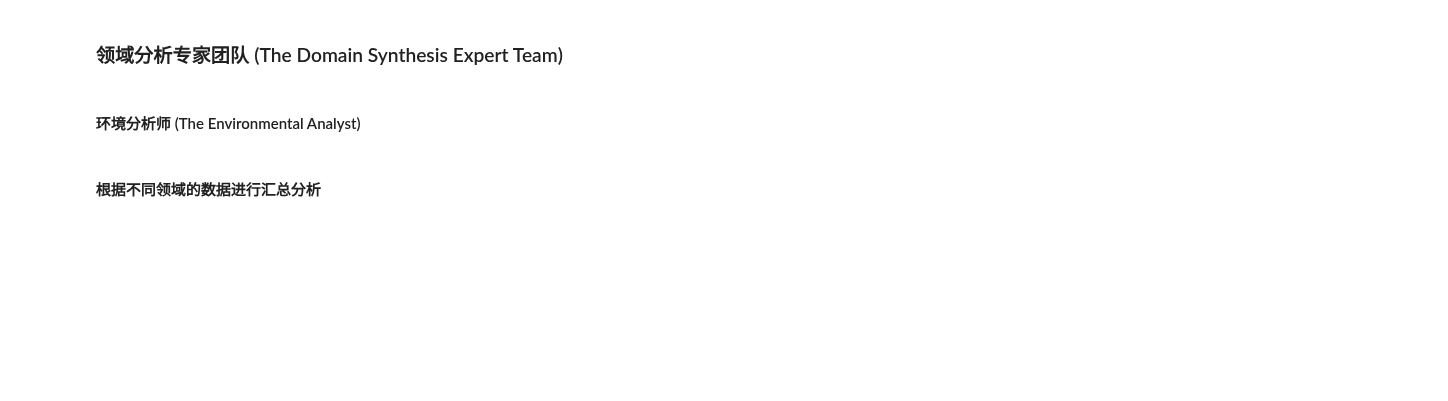
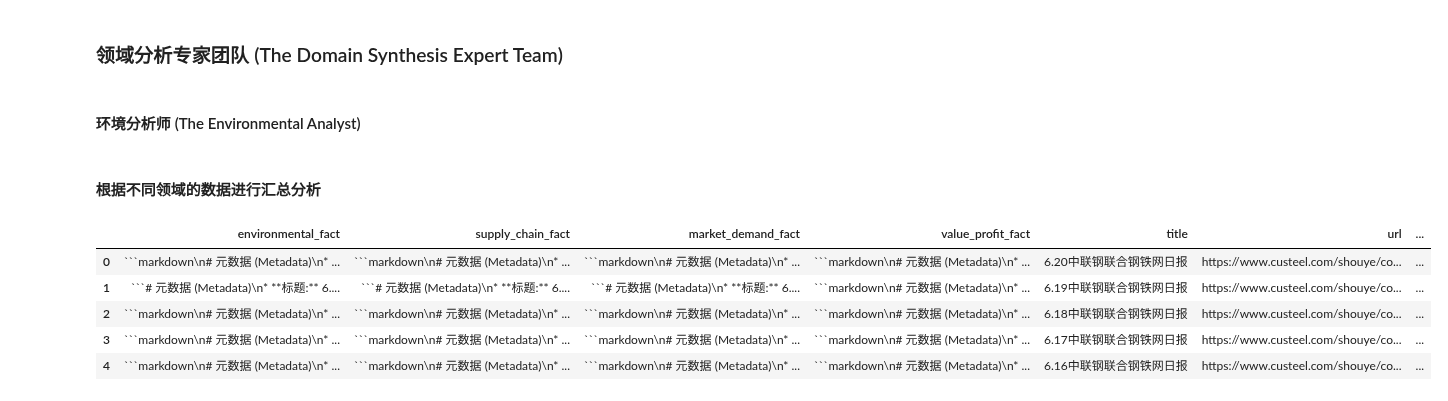
Before and after one commit to LeeSKII/LLM-Explore, a Jupyter notebook: src/crawl4ai-usage/steel-spider/langGraph-process.ipynb, the cells around one changed output. Drawn from its saved outputs; the diff is of its cells as text; code cells hidden in the pictures; blank space fills up the shorter version.

````diff
--- a/src/crawl4ai-usage/steel-spider/langGraph-process.ipynb
+++ b/src/crawl4ai-usage/steel-spider/langGraph-process.ipynb
@@ -1261,2 +1254,13 @@ value_profit_analyst_prompt = """**角色 (Role):**
 # %% [markdown]
 #### 根据不同领域的数据进行汇总分析
+# %%
+dispatcher_daily_df = pd.read_csv('./dispatcher_daily_report.csv')
+# %%
+dispatcher_daily_df.head()
+# %% [output]
+|  | environmental_fact | supply_chain_fact | market_demand_fact | value_profit_fact | title | url | ... |
+| 0 | ```markdown\n# 元数据 (Metadata)\n* ... | ```markdown\n# 元数据 (Metadata)\n* ... | ```markdown\n# 元数据 (Metadata)\n* ... | ```markdown\n# 元数据 (Metadata)\n* ... | 6.20中联钢联合钢铁网日报 | https://www.custeel.com/shouye/co... | ... |
+| 1 | ```# 元数据 (Metadata)\n* **标题:** 6.... | ```# 元数据 (Metadata)\n* **标题:** 6.... | ```# 元数据 (Metadata)\n* **标题:** 6.... | ```markdown\n# 元数据 (Metadata)\n* ... | 6.19中联钢联合钢铁网日报 | https://www.custeel.com/shouye/co... | ... |
+| 2 | ```markdown\n# 元数据 (Metadata)\n* ... | ```markdown\n# 元数据 (Metadata)\n* ... | ```markdown\n# 元数据 (Metadata)\n* ... | ```markdown\n# 元数据 (Metadata)\n* ... | 6.18中联钢联合钢铁网日报 | https://www.custeel.com/shouye/co... | ... |
+| 3 | ```markdown\n# 元数据 (Metadata)\n* ... | ```markdown\n# 元数据 (Metadata)\n* ... | ```markdown\n# 元数据 (Metadata)\n* ... | ```markdown\n# 元数据 (Metadata)\n* ... | 6.17中联钢联合钢铁网日报 | https://www.custeel.com/shouye/co... | ... |
+| 4 | ```markdown\n# 元数据 (Metadata)\n* ... | ```markdown\n# 元数据 (Metadata)\n* ... | ```markdown\n# 元数据 (Metadata)\n* ... | ```markdown\n# 元数据 (Metadata)\n* ... | 6.16中联钢联合钢铁网日报 | https://www.custeel.com/shouye/co... | ... |
````
Also changed, not shown: parts of 23 cells of this notebook, 2 other files.
